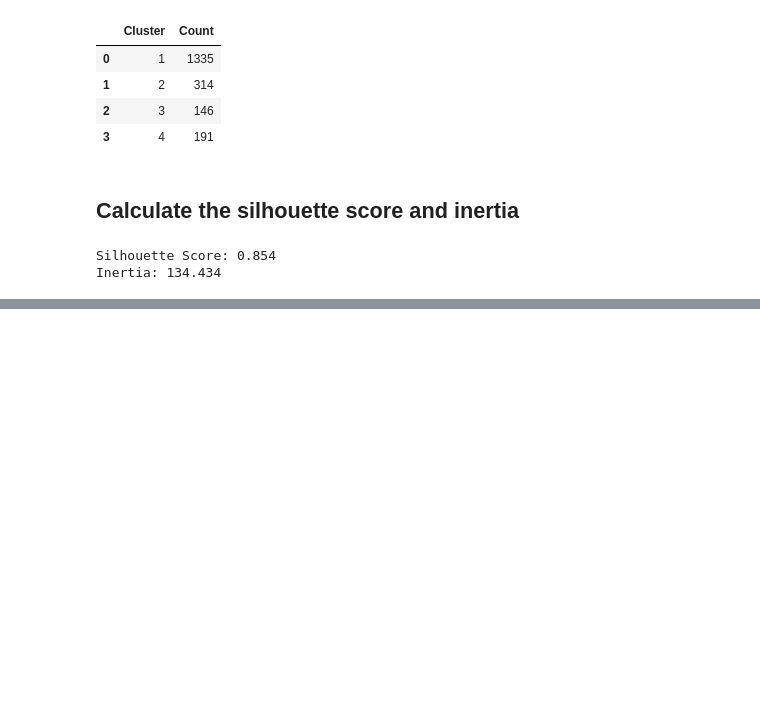
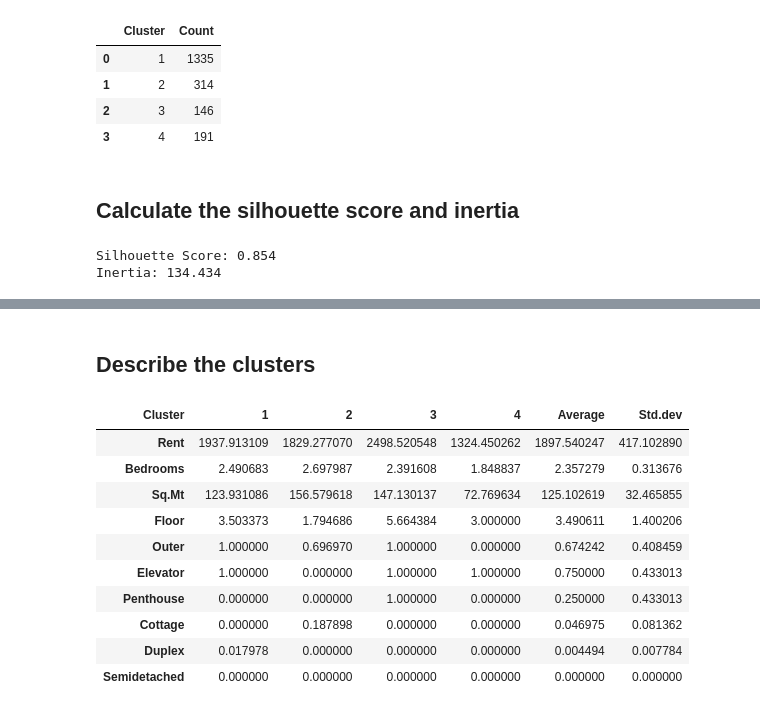
Before and after one commit to luisguareschi/group-project-ml-1, a Jupyter notebook: segmentation-lg-v2.ipynb, the cells around one changed output, grey strips where cells are left out. Cells and saved outputs as stored; diff of their text form; code cells hidden in the pictures; blank space fills up the shorter version.

```diff
--- a/segmentation-lg-v2.ipynb
+++ b/segmentation-lg-v2.ipynb
@@ -396,0 +406,23 @@ for cluster_num in sorted(df_original['Cluster'].unique()):
+# %% [markdown]
+## Describe the clusters
+# %%
+import pandas as pd
+
+# df_prof will store cluster averages to calculate profile and global metrics
+df_prof = df_original.drop(columns="Id", axis=1).select_dtypes(include=['number'])
+df_prof = df_prof.groupby("Cluster").mean().transpose()
+df_prof["Average"] = df_prof.mean(axis=1)
+df_prof["Std.dev"] = df_prof.std(axis=1)
+df_prof
+# %% [output]
+| Cluster | 1 | 2 | 3 | 4 | Average | Std.dev |
+| Rent | 1937.913109 | 1829.277070 | 2498.520548 | 1324.450262 | 1897.540247 | 417.102890 |
+| Bedrooms | 2.490683 | 2.697987 | 2.391608 | 1.848837 | 2.357279 | 0.313676 |
+| Sq.Mt | 123.931086 | 156.579618 | 147.130137 | 72.769634 | 125.102619 | 32.465855 |
+| Floor | 3.503373 | 1.794686 | 5.664384 | 3.000000 | 3.490611 | 1.400206 |
+| Outer | 1.000000 | 0.696970 | 1.000000 | 0.000000 | 0.674242 | 0.408459 |
+| Elevator | 1.000000 | 0.000000 | 1.000000 | 1.000000 | 0.750000 | 0.433013 |
+| Penthouse | 0.000000 | 0.000000 | 1.000000 | 0.000000 | 0.250000 | 0.433013 |
+| Cottage | 0.000000 | 0.187898 | 0.000000 | 0.000000 | 0.046975 | 0.081362 |
+| Duplex | 0.017978 | 0.000000 | 0.000000 | 0.000000 | 0.004494 | 0.007784 |
+| Semidetached | 0.000000 | 0.000000 | 0.000000 | 0.000000 | 0.000000 | 0.000000 |
```
Also changed, not shown: parts of 13 cells of this notebook.
